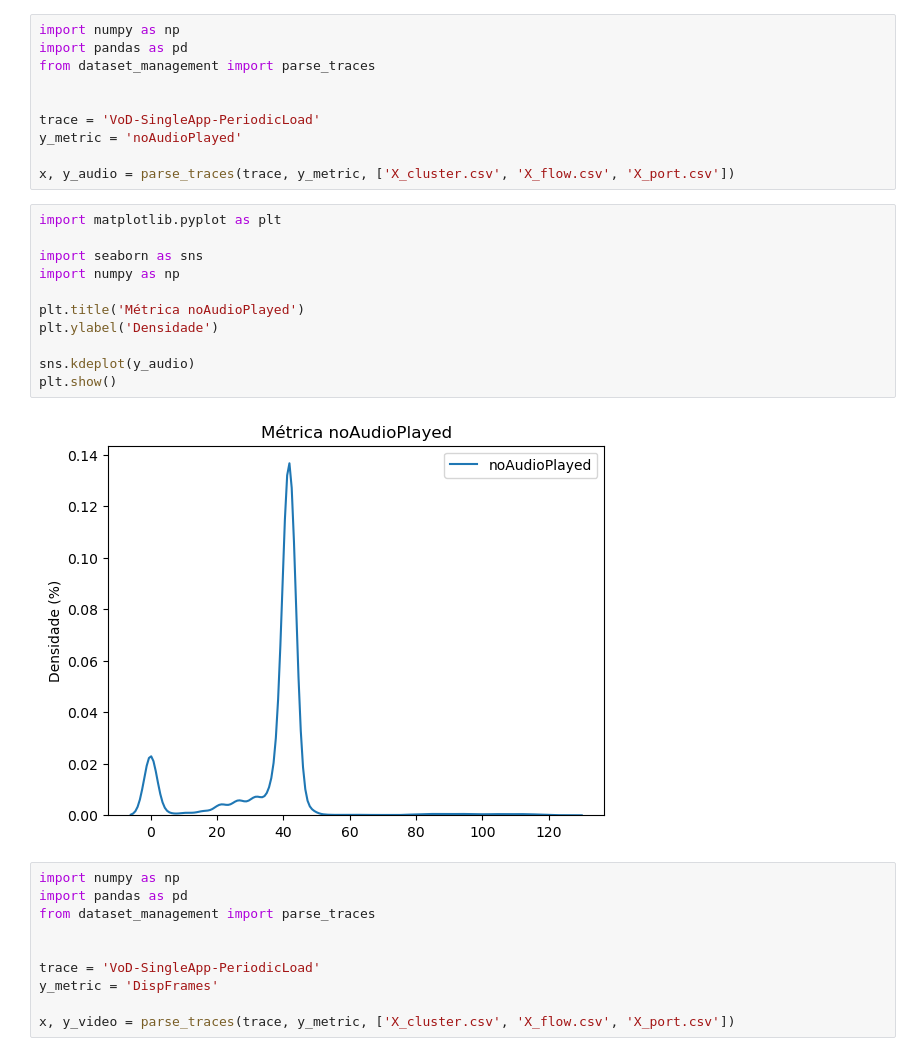
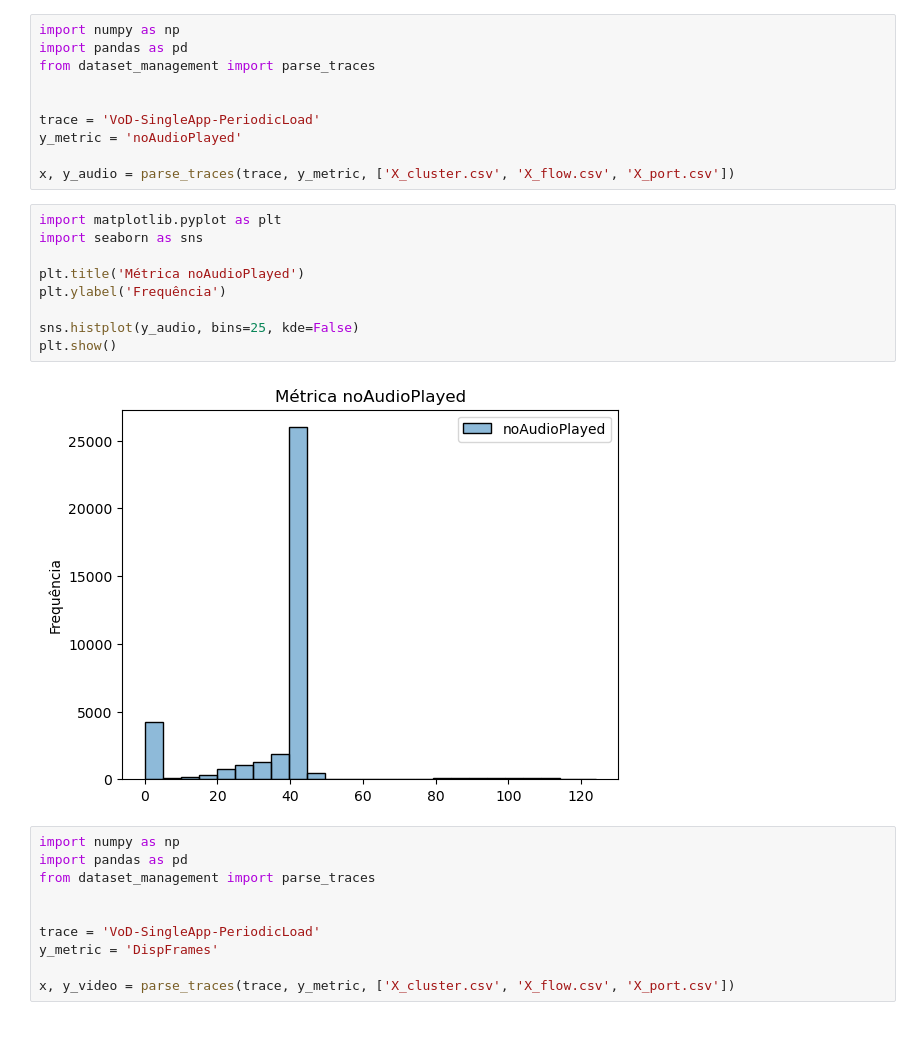
Before and after one commit to DaviVilarinho/ic-intervalo-qos, a Jupyter notebook: 2024_replication-histogram.ipynb, the cells around one changed output. Cells and saved outputs as stored; diff of their text form.

```diff
--- a/2024_replication-histogram.ipynb
+++ b/2024_replication-histogram.ipynb
@@ -10,17 +10,15 @@ y_metric = 'noAudioPlayed'
 x, y_audio = parse_traces(trace, y_metric, ['X_cluster.csv', 'X_flow.csv', 'X_port.csv'])
 # %%
 import matplotlib.pyplot as plt
-
 import seaborn as sns
-import numpy as np
 
 plt.title('Métrica noAudioPlayed')
-plt.ylabel('Densidade')
+plt.ylabel('Frequência')
 
-sns.kdeplot(y_audio)
+sns.histplot(y_audio, bins=25, kde=False)
 plt.show()
 # %% [output]
-[figure, old version]
+[figure, new version]
 # %%
 import numpy as np
 import pandas as pd
```
Also changed, not shown: parts of 2 cells of this notebook, 3 other files.
